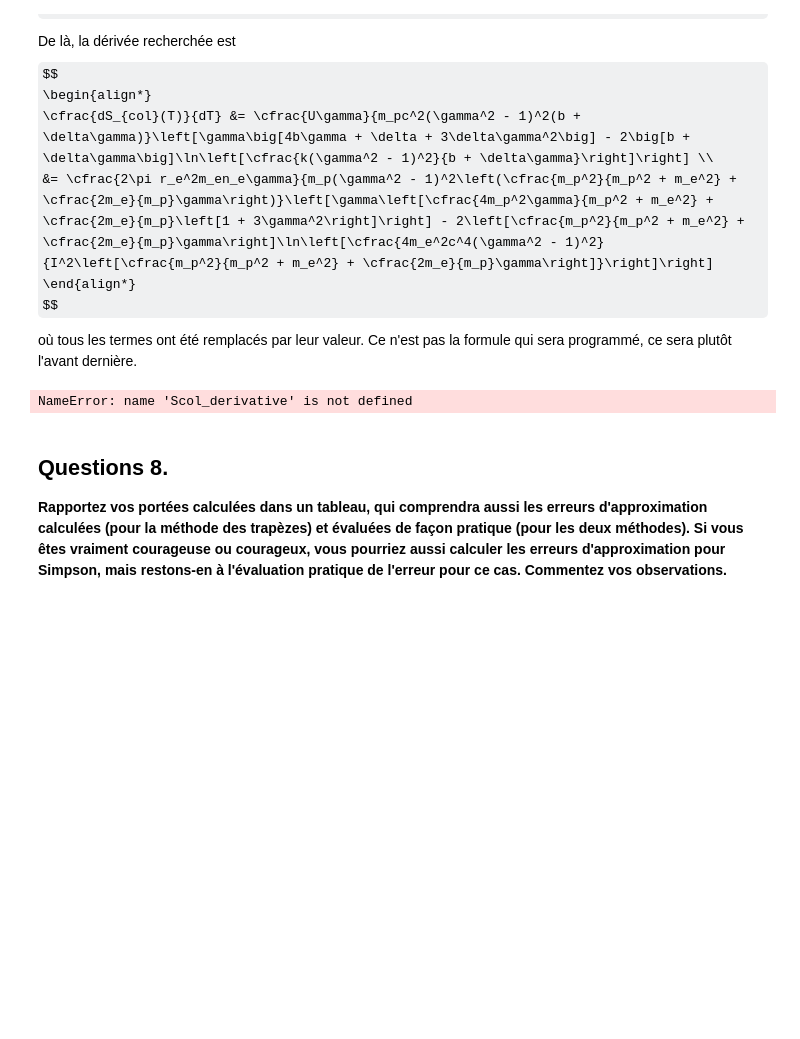
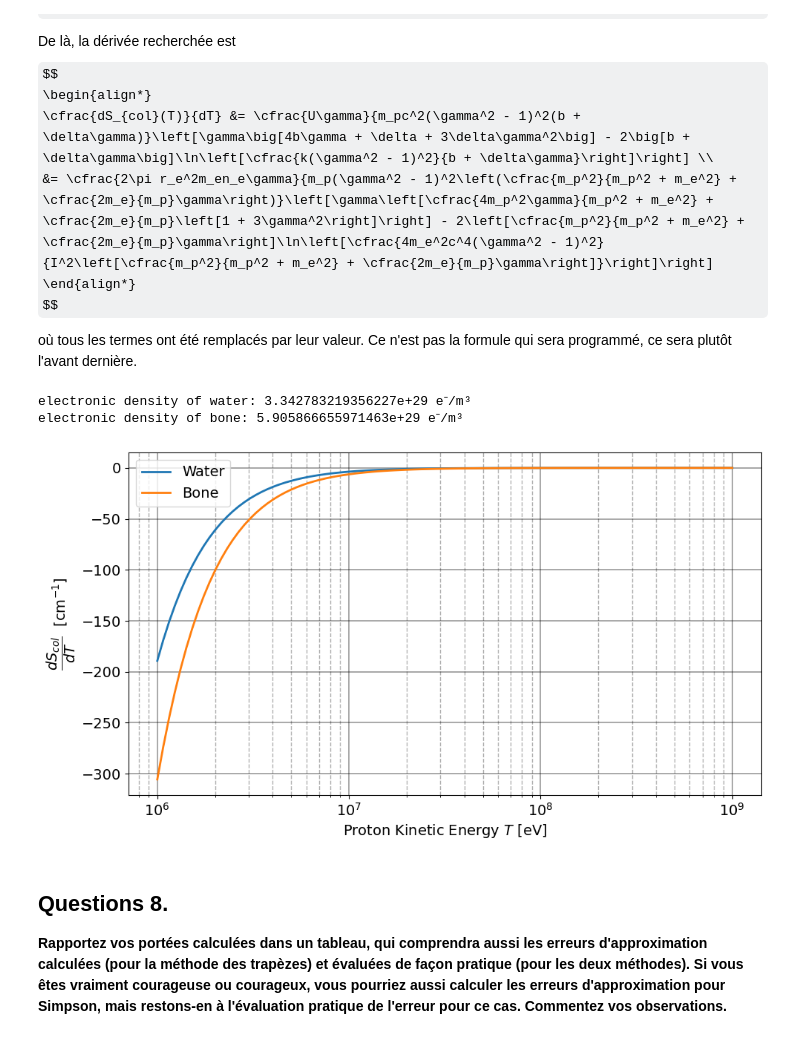
Before and after one commit to Eloi-Blouin/GPH-University-Laval-Course, a Jupyter notebook: Ulaval Session 8 Hiver 2026/Physique Numérique/TP1/TP1_ÉloiBlouin_ClémentPoulin.ipynb, the cells around one changed output. Drawn from its saved outputs; the diff is of its cells as text; code cells hidden in the pictures; some formulas as TeX source; blank space fills up the shorter version.

```diff
--- a/Ulaval Session 8 Hiver 2026/Physique Numérique/TP1/TP1_ÉloiBlouin_ClémentPoulin.ipynb
+++ b/Ulaval Session 8 Hiver 2026/Physique Numérique/TP1/TP1_ÉloiBlouin_ClémentPoulin.ipynb
@@ -655,12 +657,23 @@ $$
 
 où tous les termes ont été remplacés par leur valeur. Ce n'est pas la formule qui sera programmé, ce sera plutôt l'avant dernière.
 # %%
-def Scol_derivative(n_e, I, T) -> float:
+def Scol_derivative(n_e: float, I: float, T: float | np.ndarray) -> float | np.ndarray:
+    """
+    calculates the derivative of the collisional stopping power of a specified material
 
+    :param n_e: electronic density of the material [m^-3]
+    :param I: mean excitation energy of the material [J]
+    :param T: kinetic energy of the proton [J]
+
+    :returns: derivative value or array for a specific energy or an energy array [m^-1]
+    :rtype: float | np.ndarray
+    """
+    # constants
     pi, m_e, c, m_p = cte.pi, cte.m_e, cte.c, cte.m_p
     r_e = cte.physical_constants['classical electron radius'][0]
     _, gamma = calculate_lorentz_factors(T)
 
+    # useful definitions
     a = 2 * m_e * c ** 2
     b = 1 + (m_e / m_p) ** 2
     delta = 2 * (m_e / m_p)
@@ -672,10 +685,63 @@ def Scol_derivative(n_e, I, T) -> float:
     fac3 = -2 * (b + delta * gamma) * np.log((k * (gamma ** 2 - 1) ** 2) / (b + delta * gamma))
 
     return fac1 * (fac2 + fac3)
-# %%
-Scol_derivative(n_e=water_n_e, I=water_mean_excitation_energy, T=Ts)
-# %% [output]
-NameError: name 'Scol_derivative' is not defined
+# %%
+water_density = 1.0e3                           # [kg/m^3]
+water_mean_excitation_energy = 75.00 * cte.e    # [J]
+
+water_Z_is = np.array([1, 8])
+water_w_is = np.array([0.111894, 0.888106])
+water_A_is = np.array([1.00794, 15.9994])
+
+# bone data
+bone_density = 1.85e3                          # [kg/m^3]
+bone_mean_excitation_energy = 91.90 * cte.e    # [J]
+
+bone_Z_is = np.array([1, 6, 7, 8, 12, 15, 16, 20])
+bone_w_is = np.array([0.063984, 0.278000, 0.027000, 0.410016, 0.002000, 0.070000, 0.002000, 0.147000])
+bone_A_is = np.array([1.00794, 12.011, 14.0067, 15.9994, 24.305, 30.97376, 32.066, 40.078])
+
+Ts_eV = np.geomspace(1, 1000, 100) * 1e6    # 3e6 eV -> 1e9 eV
+Ts_J = cte.e * Ts_eV                        # même range, mais en J
+
+conv_factor = 1e-2    # m^-1 -> cm^-1
+
+# calculate n_e for both meterials
+water_n_e = calculate_n_e(
+    rho=water_density,
+    w_is=water_w_is,
+    Z_is=water_Z_is,
+    A_is=water_A_is
+)
+bone_n_e = calculate_n_e(
+    rho=bone_density,
+    w_is=bone_w_is,
+    Z_is=bone_Z_is,
+    A_is=bone_A_is
+)
+print(f"electronic density of water: {water_n_e} e⁻/m³\nelectronic density of bone: {bone_n_e} e⁻/m³")
+
+# calculate Scol_dervtve for both meterials
+water_Scol_dervtve = Scol_derivative(n_e=water_n_e, I=water_mean_excitation_energy, T=Ts_J)
+bone_Scol_dervtve = Scol_derivative(n_e=bone_n_e, I=bone_mean_excitation_energy, T=Ts_J)
+
+plt.figure(figsize=(11, 6))
+
+plt.plot(Ts_eV, water_Scol_dervtve * conv_factor, lw=2, label="Water")
+plt.plot(Ts_eV, bone_Scol_dervtve * conv_factor, lw=2, label="Bone")
+
+plt.xlabel(r"Proton Kinetic Energy $T$ [eV]")
+plt.ylabel(r"$\dfrac{dS_{col}}{dT}$  [cm$^{-1}$]")
+plt.xscale('log')
+
+plt.grid(True, which='major', linestyle='-', linewidth=1.2, alpha=0.4, color='k')
+plt.grid(True, which='minor', linestyle='--', linewidth=1)
+plt.legend()
+plt.show()
+# %% [output]
+electronic density of water: 3.342783219356227e+29 e⁻/m³
+electronic density of bone: 5.905866655971463e+29 e⁻/m³
+[figure, added]
 # %% [markdown]
 ## **Questions 8.**
 **Rapportez vos portées calculées dans un tableau, qui comprendra aussi les erreurs d'approximation calculées (pour la méthode des trapèzes) et évaluées de façon pratique (pour les deux méthodes). Si vous êtes vraiment courageuse ou courageux, vous pourriez aussi calculer les erreurs d'approximation pour Simpson, mais restons-en à l'évaluation pratique de l'erreur pour ce cas. Commentez vos observations.**
```
Also changed, not shown: parts of 5 cells of this notebook.
